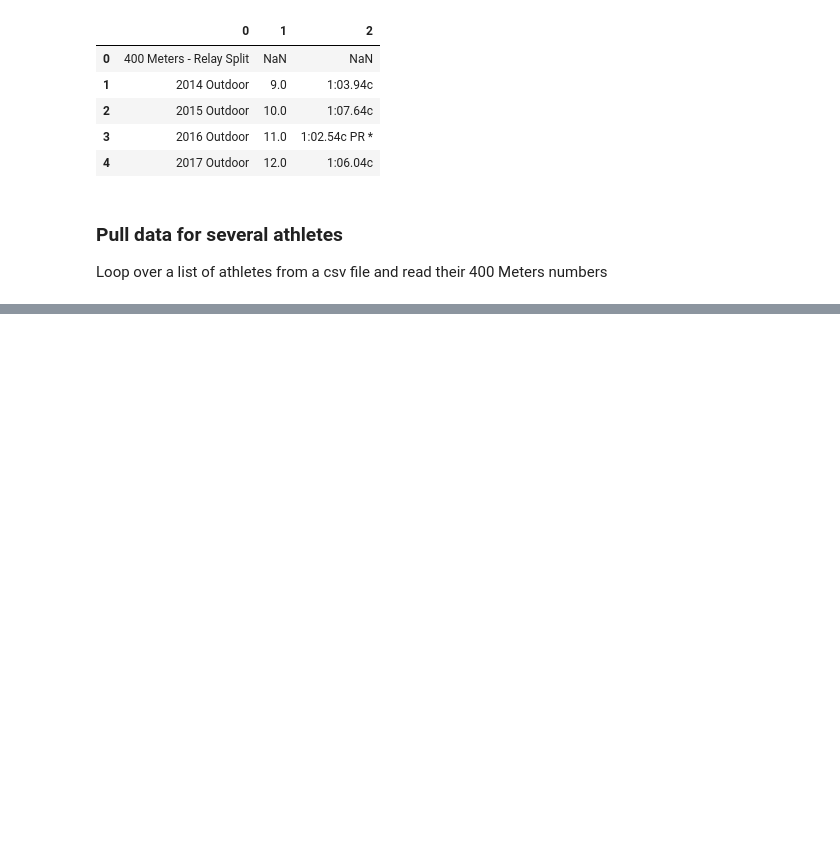
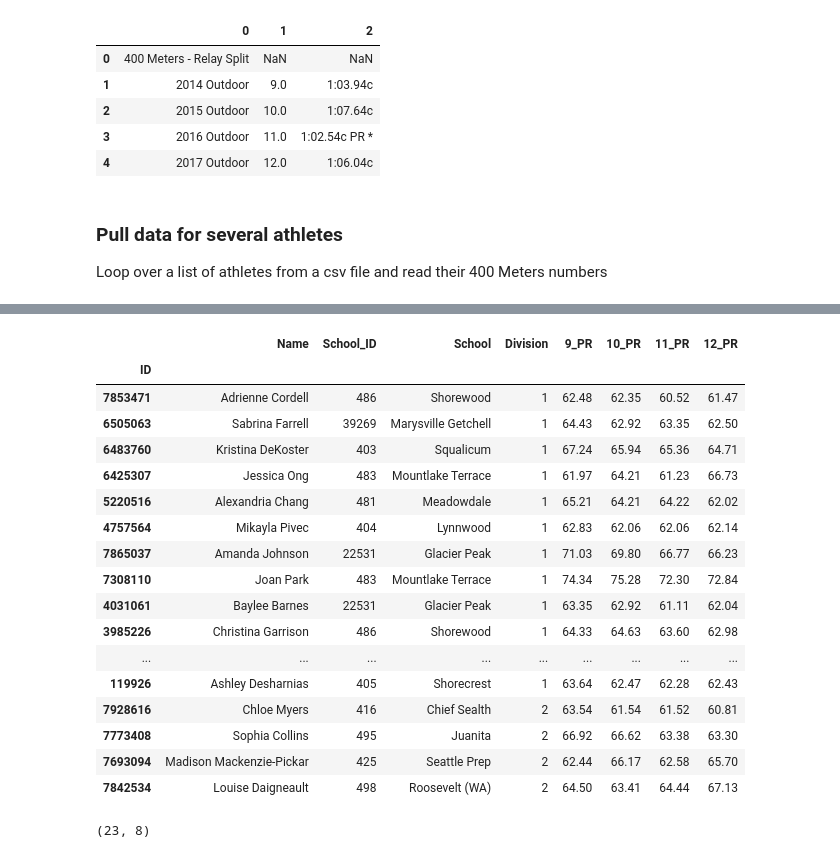
Before and after one commit to Stitchmaker/Metis_Bootcamp, a Jupyter notebook: Luther_Project/Project_Luther_athletes.ipynb, the cells around one changed output, grey strips where cells are left out. Cells and saved outputs as stored; diff of their text form; code cells hidden in the pictures; blank space fills up the shorter version.

```diff
--- a/Luther_Project/Project_Luther_athletes.ipynb
+++ b/Luther_Project/Project_Luther_athletes.ipynb
@@ -156,0 +180,31 @@ athlete_list
+# %%
+#all_data.drop(['8_PR'], axis=1,inplace=True)
+#all_data.drop(['7_PR'], axis=1,inplace=True)
+all_data.drop(['0_PR'], axis=1,inplace=True)
+# %%
+all_data.dropna(inplace=True)
+# %%
+all_data
+# %% [output]
+|  | Name | School_ID | School | Division | 9_PR | 10_PR | 11_PR | 12_PR |
+| ID |  |  |  |  |  |  |  |  |
+| 7853471 | Adrienne Cordell | 486 | Shorewood | 1 | 62.48 | 62.35 | 60.52 | 61.47 |
+| 6505063 | Sabrina Farrell | 39269 | Marysville Getchell | 1 | 64.43 | 62.92 | 63.35 | 62.50 |
+| 6483760 | Kristina DeKoster | 403 | Squalicum | 1 | 67.24 | 65.94 | 65.36 | 64.71 |
+| 6425307 | Jessica Ong | 483 | Mountlake Terrace | 1 | 61.97 | 64.21 | 61.23 | 66.73 |
+| 5220516 | Alexandria Chang | 481 | Meadowdale | 1 | 65.21 | 64.21 | 64.22 | 62.02 |
+| 4757564 | Mikayla Pivec | 404 | Lynnwood | 1 | 62.83 | 62.06 | 62.06 | 62.14 |
+| 7865037 | Amanda Johnson | 22531 | Glacier Peak | 1 | 71.03 | 69.80 | 66.77 | 66.23 |
+| 7308110 | Joan Park | 483 | Mountlake Terrace | 1 | 74.34 | 75.28 | 72.30 | 72.84 |
+| 4031061 | Baylee Barnes | 22531 | Glacier Peak | 1 | 63.35 | 62.92 | 61.11 | 62.04 |
+| 3985226 | Christina Garrison | 486 | Shorewood | 1 | 64.33 | 64.63 | 63.60 | 62.98 |
+| ... | ... | ... | ... | ... | ... | ... | ... | ... |
+| 119926 | Ashley Desharnias | 405 | Shorecrest | 1 | 63.64 | 62.47 | 62.28 | 62.43 |
+| 7928616 | Chloe Myers | 416 | Chief Sealth | 2 | 63.54 | 61.54 | 61.52 | 60.81 |
+| 7773408 | Sophia Collins | 495 | Juanita | 2 | 66.92 | 66.62 | 63.38 | 63.30 |
+| 7693094 | Madison Mackenzie-Pickar | 425 | Seattle Prep | 2 | 62.44 | 66.17 | 62.58 | 65.70 |
+| 7842534 | Louise Daigneault | 498 | Roosevelt (WA) | 2 | 64.50 | 63.41 | 64.44 | 67.13 |
+# %%
+all_data.shape
+# %% [output]
+(23, 8)
```
Also changed, not shown: parts of 10 cells of this notebook.
